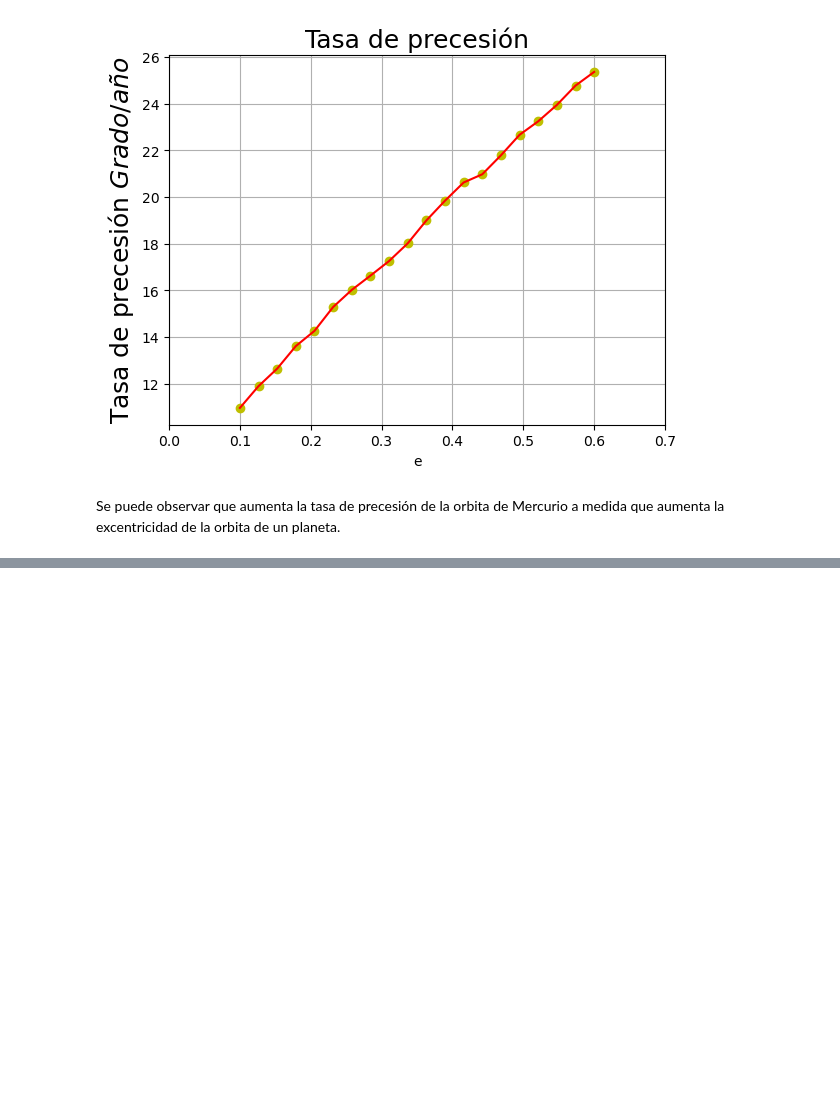
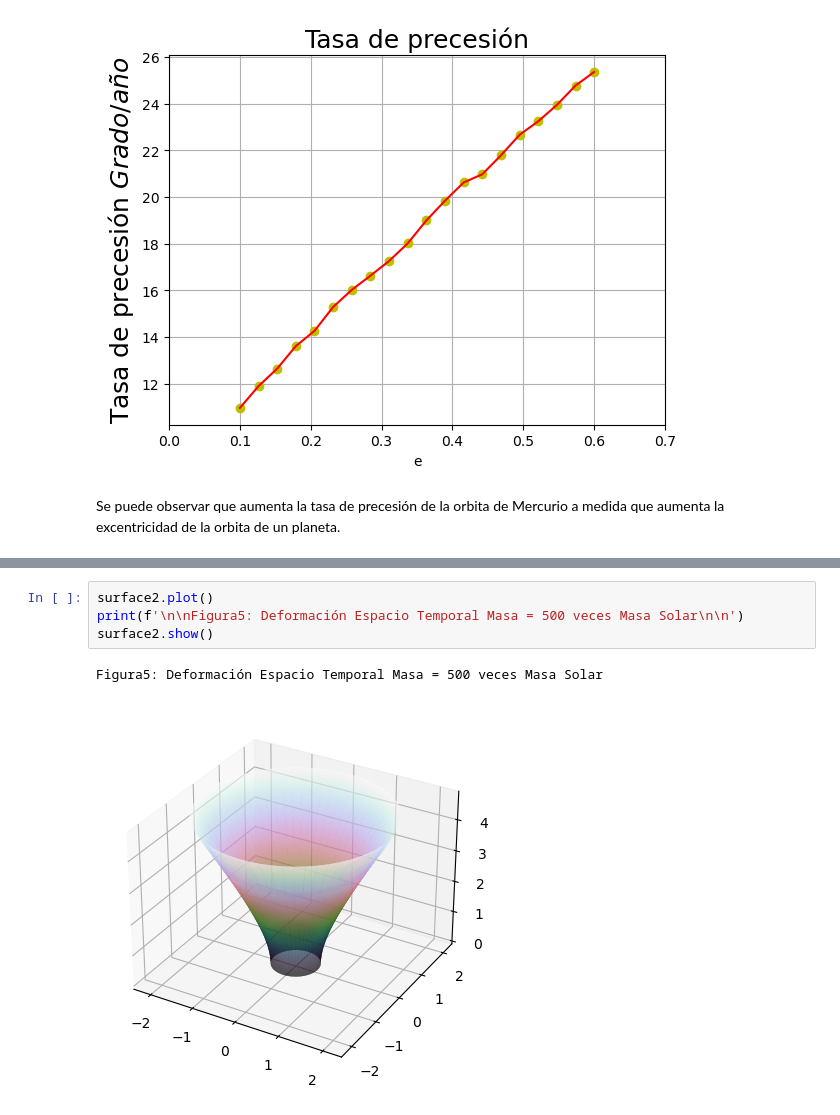
Before and after one commit to jerolg/FISICA_TEORICA_2, a Jupyter notebook: T4_Relatividad/Tarea04.ipynb, the cells around one changed output, grey strips where cells are left out. Saved outputs shown, nothing was run; the diff lists cells and outputs as text; blank space fills up the shorter version.

```diff
--- a/T4_Relatividad/Tarea04.ipynb
+++ b/T4_Relatividad/Tarea04.ipynb
@@ -429,0 +502,7 @@ Se puede observar que aumenta la tasa de precesión de la orbita de Mercurio a m
+# %%
+surface2.plot()
+print(f'\n\nFigura5: Deformación Espacio Temporal Masa = 500 veces Masa Solar\n\n')
+surface2.show()
+# %% [output]
+Figura5: Deformación Espacio Temporal Masa = 500 veces Masa Solar
+[figure, added]
```
Also changed, not shown: parts of 12 cells of this notebook.
